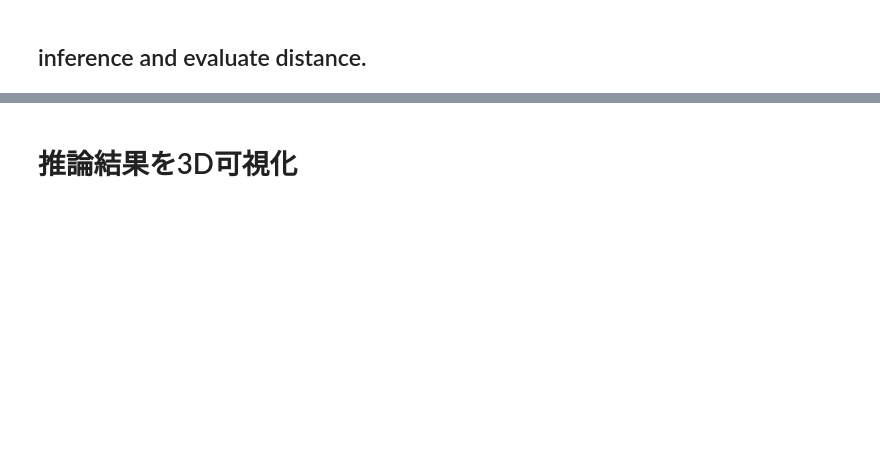
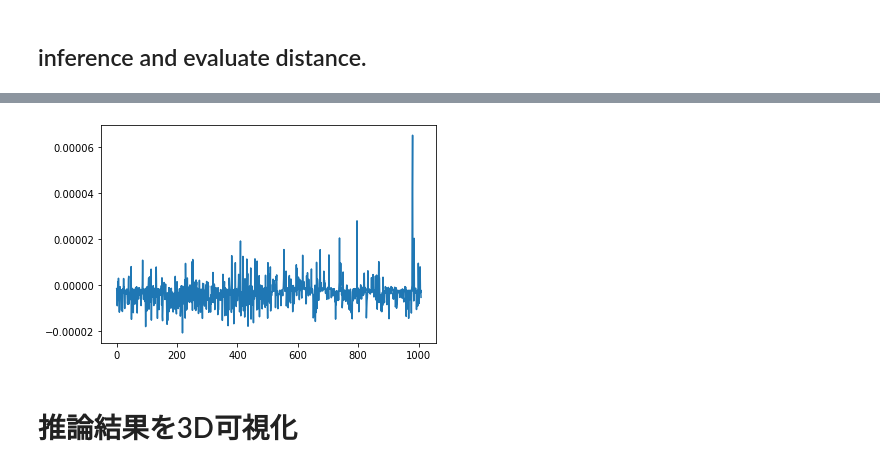
Before and after one commit to kentaroy47/MetricLearning-mnist-pytorch, a Jupyter notebook: cosface.ipynb, the cells around one changed output, grey strips where cells are left out. Cells and saved outputs as stored; diff of their text form; code cells hidden in the pictures; blank space fills up the shorter version.

```diff
--- a/cosface.ipynb
+++ b/cosface.ipynb
@@ -289,13 +370,18 @@ plt.show()
 # %%
 # print scatter plot of same 1s
 # Euclidian
 norm = []
 for n in abnormals:
     norm.append(np.linalg.norm(normals-n))
+
+# Cosine simularity
+norm = np.mean(cosin_metric(normals, abnormals.T), axis=0)
 import matplotlib.pyplot as plt
 different = norm
 plt.plot(different)
 plt.show()
+# %% [output]
+[figure, added]
 # %% [markdown]
 # 推論結果を3D可視化
 # %%
```
Also changed, not shown: parts of 16 cells of this notebook, 6 other files.
